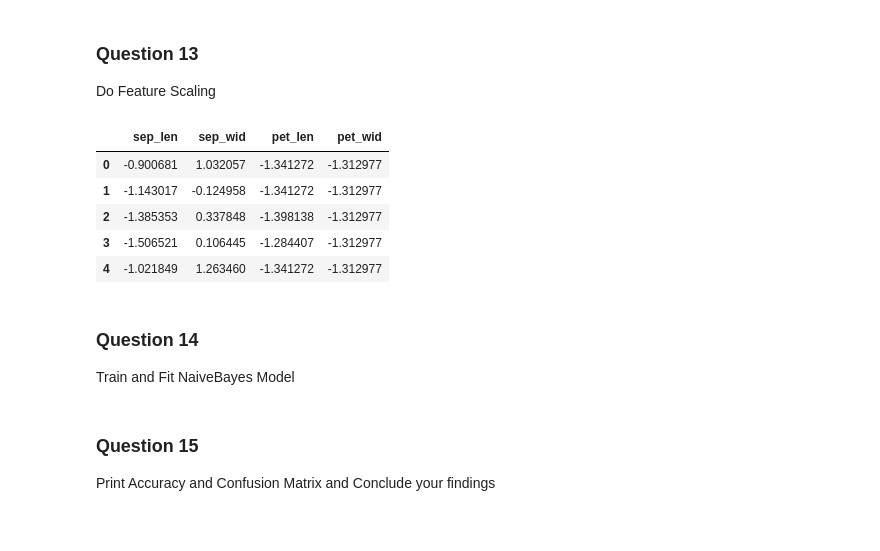
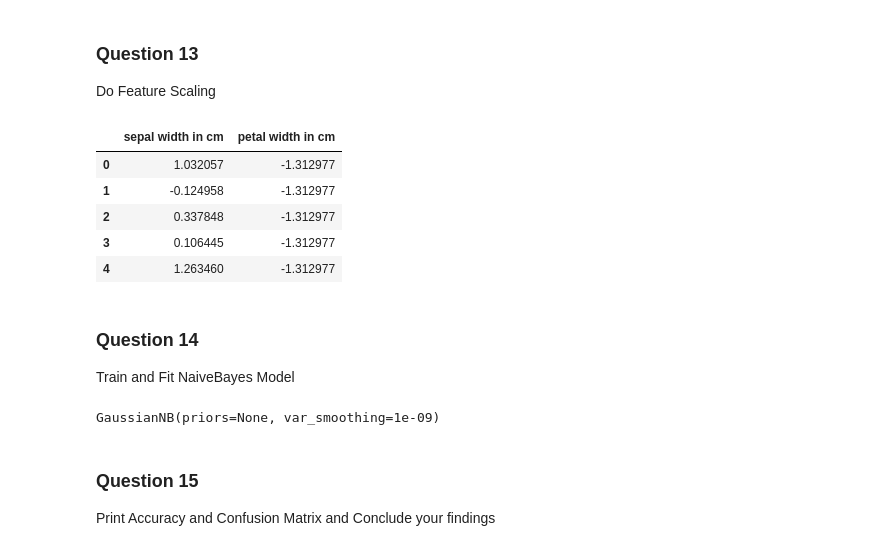
Before and after one commit to GreatLearningAIML1/bangalore-feb-batch-rabigarg, a Jupyter notebook: R3_External_Lab_kNN_Naive_Bayes.ipynb, the cells around one changed output. Saved outputs shown, nothing was run; the diff lists cells and outputs as text; code cells hidden in the pictures.

```diff
--- a/R3_External_Lab_kNN_Naive_Bayes.ipynb
+++ b/R3_External_Lab_kNN_Naive_Bayes.ipynb
@@ -441,0 +433,9 @@ Based on the correlation & VIF , all the variable are indendently inflate the ta
+# %%
+#dropping sepal length as it has max vif value
+X_Drop = X.copy()
+X_Drop = X_Drop.drop('sepal length in cm',axis=1)
+X_Drop.head()
+vif_factors = pd.DataFrame()
+vif_factors["colname"] = X_Drop.columns
+vif_factors["VIF"] = [variance_inflation_factor(X_Drop.values, i) for i in range(X_Drop.shape[1])]
+vif_factors
@@ -441,0 +447,9 @@ Based on the correlation & VIF , all the variable are indendently inflate the ta
+# %%
+#dropping sepal length as it has max vif value
+#X_Drop = X.copy()
+X_Drop = X_Drop.drop('petal length in cm',axis=1)
+X_Drop.head()
+vif_factors = pd.DataFrame()
+vif_factors["colname"] = X_Drop.columns
+vif_factors["VIF"] = [variance_inflation_factor(X_Drop.values, i) for i in range(X_Drop.shape[1])]
+vif_factors
@@ -452,13 +468,13 @@ Do Feature Scaling
 # Use StandardScaler or similar methods
 # %%
 sc=StandardScaler()
-X=sc.fit_transform(X)
-X_DF = pd.DataFrame(X,columns=['sep_len','sep_wid','pet_len','pet_wid'])
+X_DF=sc.fit_transform(X_Drop)
+X_DF = pd.DataFrame(X_DF,columns=['sepal width in cm','petal width in cm'])
 X_DF.head()
 # %% [output]
-|  | sep_len | sep_wid | pet_len | pet_wid |
-| 0 | -0.900681 | 1.032057 | -1.341272 | -1.312977 |
-| 1 | -1.143017 | -0.124958 | -1.341272 | -1.312977 |
-| 2 | -1.385353 | 0.337848 | -1.398138 | -1.312977 |
-| 3 | -1.506521 | 0.106445 | -1.284407 | -1.312977 |
-| 4 | -1.021849 | 1.263460 | -1.341272 | -1.312977 |
+|  | sepal width in cm | petal width in cm |
+| 0 | 1.032057 | -1.312977 |
+| 1 | -0.124958 | -1.312977 |
+| 2 | 0.337848 | -1.312977 |
+| 3 | 0.106445 | -1.312977 |
+| 4 | 1.263460 | -1.312977 |
@@ -467,5 +487,13 @@ X_DF.head()
 Train and Fit NaiveBayes Model
 # %%
 #Fit the model
+# %%
+from sklearn.naive_bayes import GaussianNB
+from sklearn.metrics import accuracy_score, confusion_matrix, recall_score, precision_score, auc
+
+GNB = GaussianNB()
+GNB.fit(X_train, y_train)
+# %% [output]
+GaussianNB(priors=None, var_smoothing=1e-09)
 # %%
 #Predict
```
Also changed, not shown: parts of 18 cells of this notebook.
